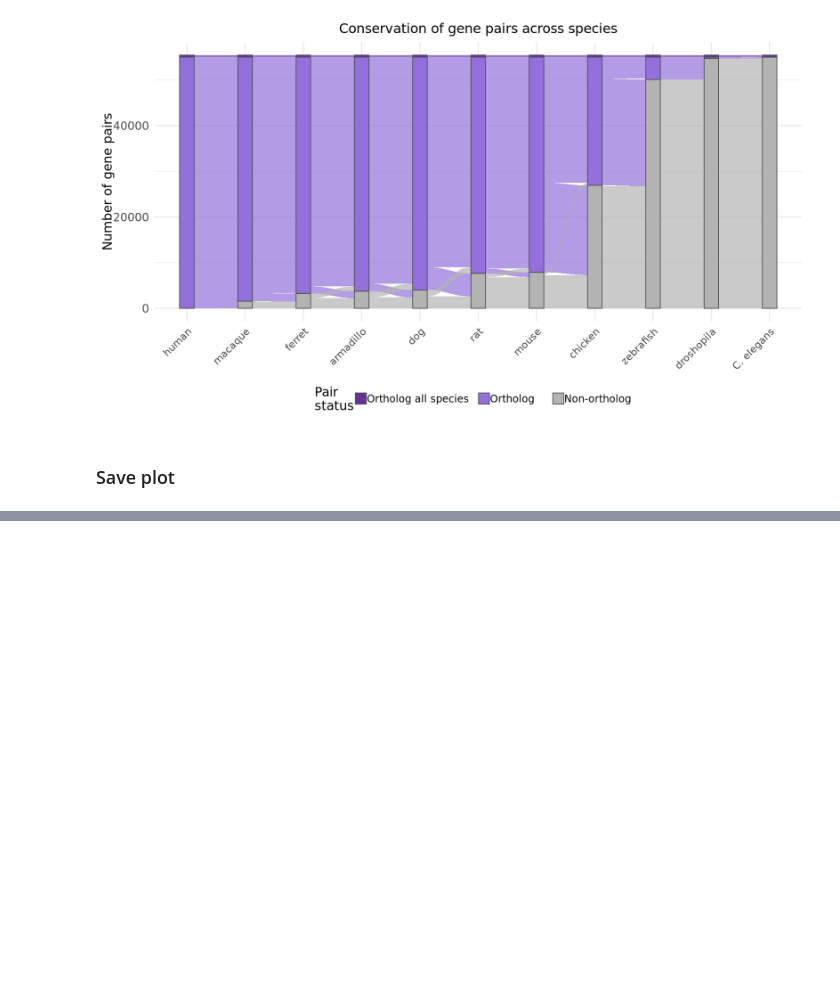
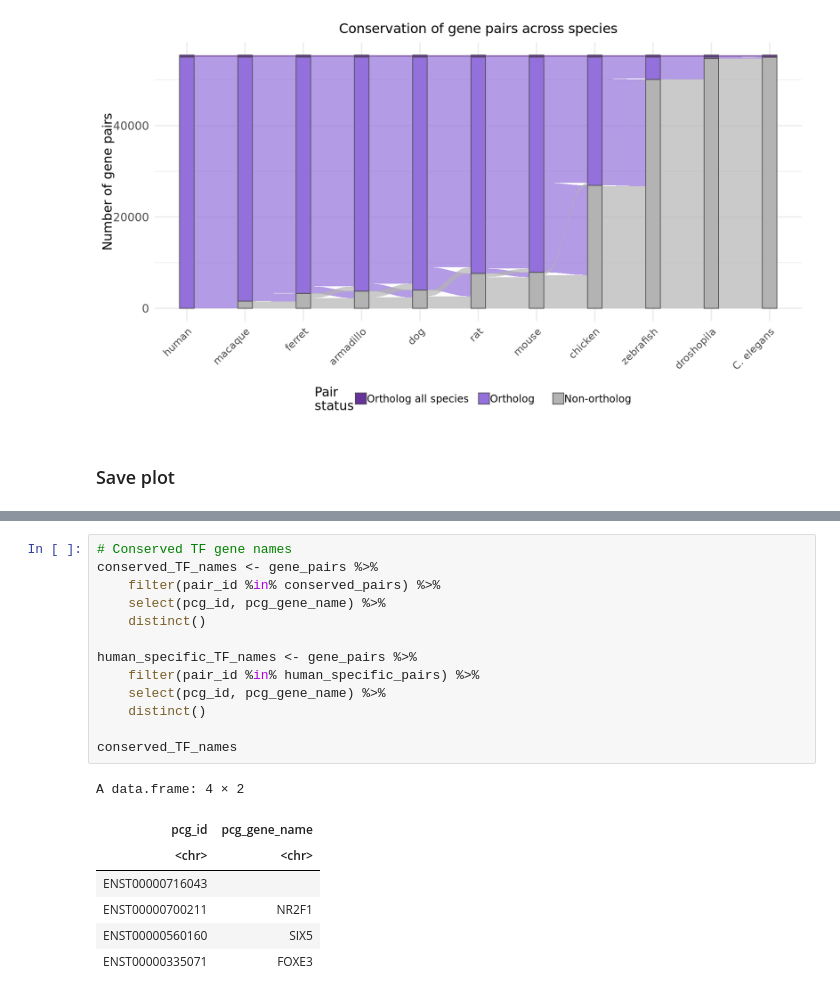
Before and after one commit to MartinLoza/lncRNA_TF_pairs_analysis, a Jupyter notebook: 04_Figure_window_size_and_GO/06_Species_comparison_lncRNA_TF/03_Plots_gene_pairs_analysis.ipynb, the cells around one changed output, grey strips where cells are left out. Saved outputs shown, nothing was run; the diff lists cells and outputs as text; blank space fills up the shorter version.

```diff
--- a/04_Figure_window_size_and_GO/06_Species_comparison_lncRNA_TF/03_Plots_gene_pairs_analysis.ipynb
+++ b/04_Figure_window_size_and_GO/06_Species_comparison_lncRNA_TF/03_Plots_gene_pairs_analysis.ipynb
@@ -483,0 +570,21 @@ Warning message in to_lodes_form(data = data, axes = axis_ind, discern = params$
+# %%
+# Conserved TF gene names
+conserved_TF_names <- gene_pairs %>%
+    filter(pair_id %in% conserved_pairs) %>%
+    select(pcg_id, pcg_gene_name) %>%
+    distinct()
+
+human_specific_TF_names <- gene_pairs %>%
+    filter(pair_id %in% human_specific_pairs) %>%
+    select(pcg_id, pcg_gene_name) %>%
+    distinct()
+
+conserved_TF_names
+# %% [output]
+A data.frame: 4 × 2
+| pcg_id | pcg_gene_name |
+| <chr> | <chr> |
+| ENST00000716043 |  |
+| ENST00000700211 | NR2F1 |
+| ENST00000560160 | SIX5 |
+| ENST00000335071 | FOXE3 |
```
Also changed, not shown: parts of 18 cells of this notebook.
